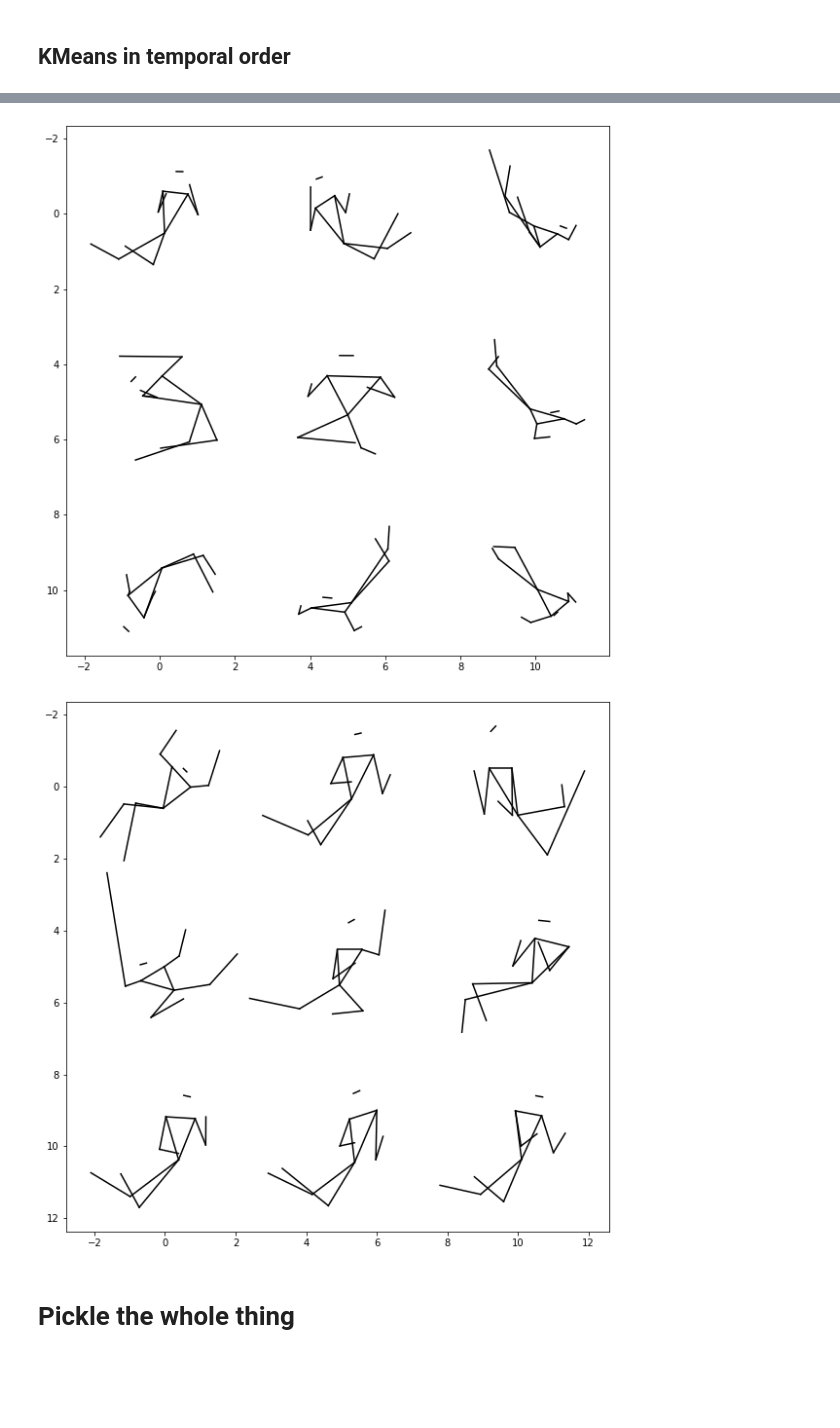
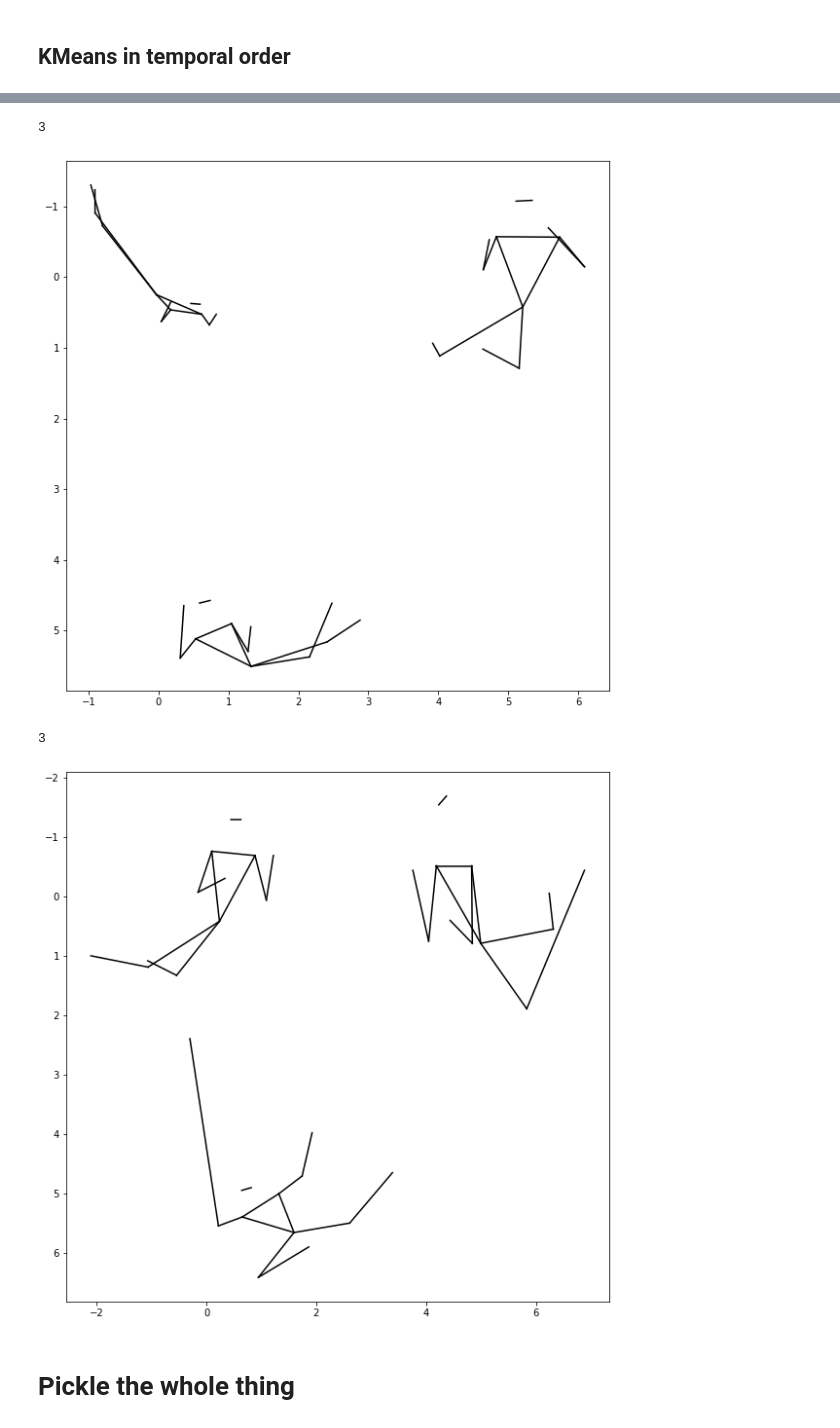
Before and after one commit to floffy-f/NSLO_DH412, a Jupyter notebook: Apsara_temporal.ipynb, the cells around one changed output, grey strips where cells are left out. Drawn from its saved outputs; the diff is of its cells as text; code cells hidden in the pictures; blank space fills up the shorter version.

```diff
--- a/Apsara_temporal.ipynb
+++ b/Apsara_temporal.ipynb
@@ -223,11 +210,5 @@ wudai (5 dynasties): 907-960
 # %% [markdown]
 ## KMeans in temporal order
 # %%
-num_clusters = 9
-line_length = 3
+num_clusters = 3
+line_length = np.sqrt(3)
-# %%
-#Beiliang dynasty:
-data = file_dynasty(preprocess_df(df))
-km = prepare_kmeans_df(data.groupby('dynasty').get_group('beiliang')[ARTIC_NAMES], num_clusters)
-centers = km.cluster_centers_
-plot_all(centers.reshape(centers.shape[0], -1, 2), line_length=line_length)
@@ -235,0 +215,6 @@ plot_all(centers.reshape(centers.shape[0], -1, 2), line_length=line_length)
+# %%
+def cluster_dynasty(df, name, num_clusters, line_length):
+    km = prepare_kmeans_df(df[ARTIC_NAMES], num_clusters)
+    centers = km.cluster_centers_
+    plot_all(centers.reshape(centers.shape[0], -1, 2), line_length=line_length)
+    plt.savefig(name+".png")
@@ -270,19 +266,18 @@ plot_all(centers.reshape(centers.shape[0], -1, 2), line_length=line_length)
 data = file_dynasty(preprocess_df(df))
 grouped = data.groupby('dynasty')
 data = pd.concat([group for (name, group) in grouped if name in ['chutang', 'shengtang', 'wantang', 'zhongtang']])
-km = prepare_kmeans_df(data[ARTIC_NAMES], num_clusters)
-centers = km.cluster_centers_
-plot_all(centers.reshape(centers.shape[0], -1, 2), line_length=line_length)
+cluster_dynasty(data, 'tangs', num_clusters, line_length)
 # %% [output]
+3
-[figure, old version]
+[figure, new version]
 # %%
 #wudai dynasty:
 data = file_dynasty(preprocess_df(df))
-km = prepare_kmeans_df(data.groupby('dynasty').get_group('wudai')[ARTIC_NAMES], num_clusters)
-centers = km.cluster_centers_
-plot_all(centers.reshape(centers.shape[0], -1, 2), line_length=line_length)
+wudai = data.groupby('dynasty').get_group('wudai')
+cluster_dynasty(wudai, 'wudai', num_clusters, line_length)
 # %% [output]
+3
-[figure, old version]
+[figure, new version]
 # %% [markdown]
 # Pickle the whole thing
 # %%
```
Also changed, not shown: parts of 9 cells of this notebook, 9 other files.
